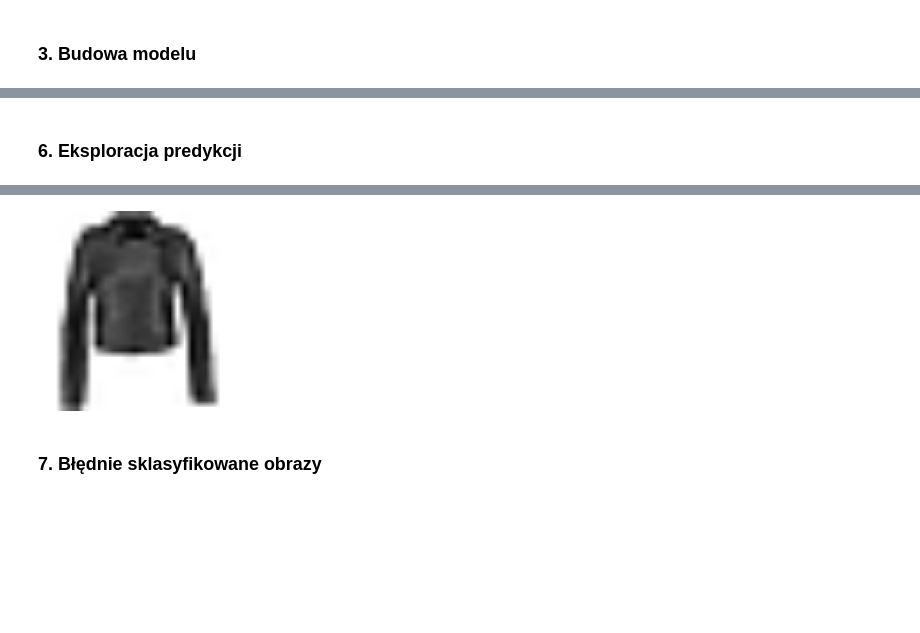
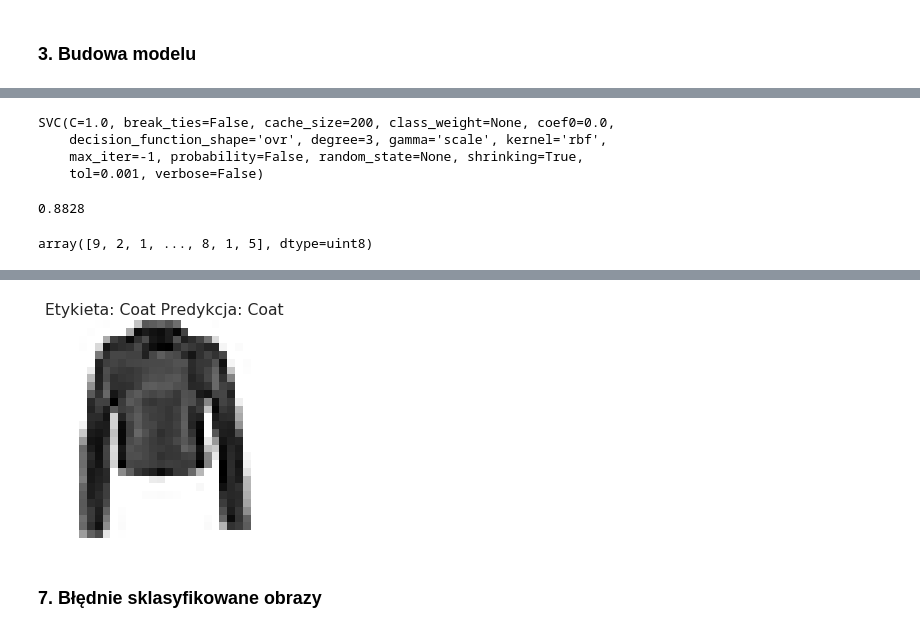
Before and after one commit to krakowiakpawel9/ml_course, a Jupyter notebook: sl/30_fashion_MNIST.ipynb, the cells around one changed output, grey strips where cells are left out. Drawn from its saved outputs; the diff is of its cells as text; code cells hidden in the pictures; blank space fills up the shorter version.

```diff
--- a/sl/30_fashion_MNIST.ipynb
+++ b/sl/30_fashion_MNIST.ipynb
@@ -40,15 +40,10 @@ import numpy as np
 import pandas as pd
 import matplotlib.pyplot as plt
 import seaborn as sns
-
-import tensorflow as tf
 from tensorflow.keras.datasets.fashion_mnist import load_data
-from tensorflow.keras.models import Sequential
-from tensorflow.keras.layers import Flatten, Dense
 
 np.set_printoptions(precision=12, suppress=True, linewidth=150)
 pd.options.display.float_format = '{:.6f}'.format
-sns.set()
-tf.__version__
+sns.set(font_scale=1.3)
 # %% [output]
 TensorFlow 2.x selected.
@@ -117,2 +115,5 @@ X_test = X_test / 255.
+# %%
+X_train = X_train.reshape(60000, 28 * 28)
+X_test = X_test.reshape(10000, 28 * 28)
 # %% [markdown]
 ### <a name='a2'></a> 3. Budowa modelu
@@ -243,28 +120,41 @@ array([9, 2, 1, ..., 8, 1, 5])
-# %% [markdown]
-### <a name='a5'></a> 6. Eksploracja predykcji
+# %%
+from sklearn.svm import SVC
+
+classifier = SVC()
+classifier.fit(X_train, y_train)
+# %% [output]
+SVC(C=1.0, break_ties=False, cache_size=200, class_weight=None, coef0=0.0,
+    decision_function_shape='ovr', degree=3, gamma='scale', kernel='rbf',
+    max_iter=-1, probability=False, random_state=None, shrinking=True,
+    tol=0.001, verbose=False)
+# %%
+classifier.score(X_test, y_test)
+# %% [output]
+0.8828
+# %%
+y_pred = classifier.predict(X_test)
+# %%
+y_pred
+# %% [output]
+array([9, 2, 1, ..., 8, 1, 5], dtype=uint8)
 # %%
 #@title Wybierz indeks zdjęcia:
 idx = 4095 #@param {type: 'slider', min:0, max:10000}
 
-if predictions_cls[idx] == y_test[idx]:
+from PIL import Image, ImageOps
+
+if y_pred[idx] == y_test[idx]:
     color = 'green'
 else:
     color = 'red'
 
-fig = go.Figure()
-fig.add_trace(go.Bar(x=class_names, y=predictions_df.iloc[idx], orientation='v',
-                     marker_color=color))
-fig.update_layout(width=800, title=f'Predykcja: {class_names[predictions_cls[idx]]}')
-fig.show()
-
-from PIL import Image, ImageOps
-import numpy as np
-
 data = (X_test[idx] * 255).astype(np.uint8)
+data = data.reshape(28, 28)
 img = Image.fromarray(data, 'L')
 img = ImageOps.invert(img.convert('RGB'))
-img.save('sample.png')
 
-from IPython import display
-display.Image('sample.png', width=200)
+plt.imshow(img)
+plt.title(f'Etykieta: {class_names[y_test[idx]]} Predykcja: {class_names[y_pred[idx]]}')
+plt.axis('off')
+plt.show()
 # %% [output]
@@ -272,4 +161,4 @@ display.Image('sample.png', width=200)
-[figure, old version]
+[figure, new version]
 # %% [markdown]
 ### <a name='a6'></a> 7. Błędnie sklasyfikowane obrazy
 # %%
```
Also changed, not shown: parts of 16 cells of this notebook.
